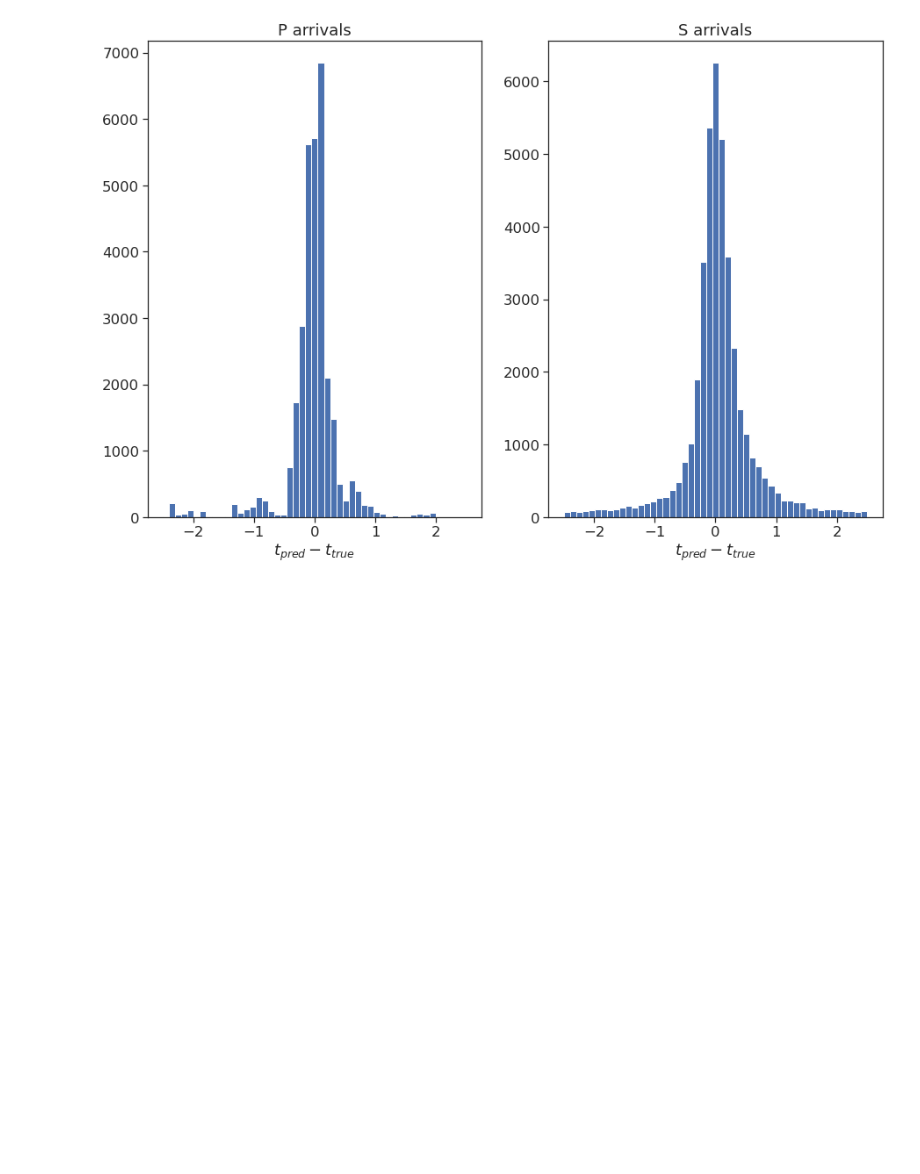
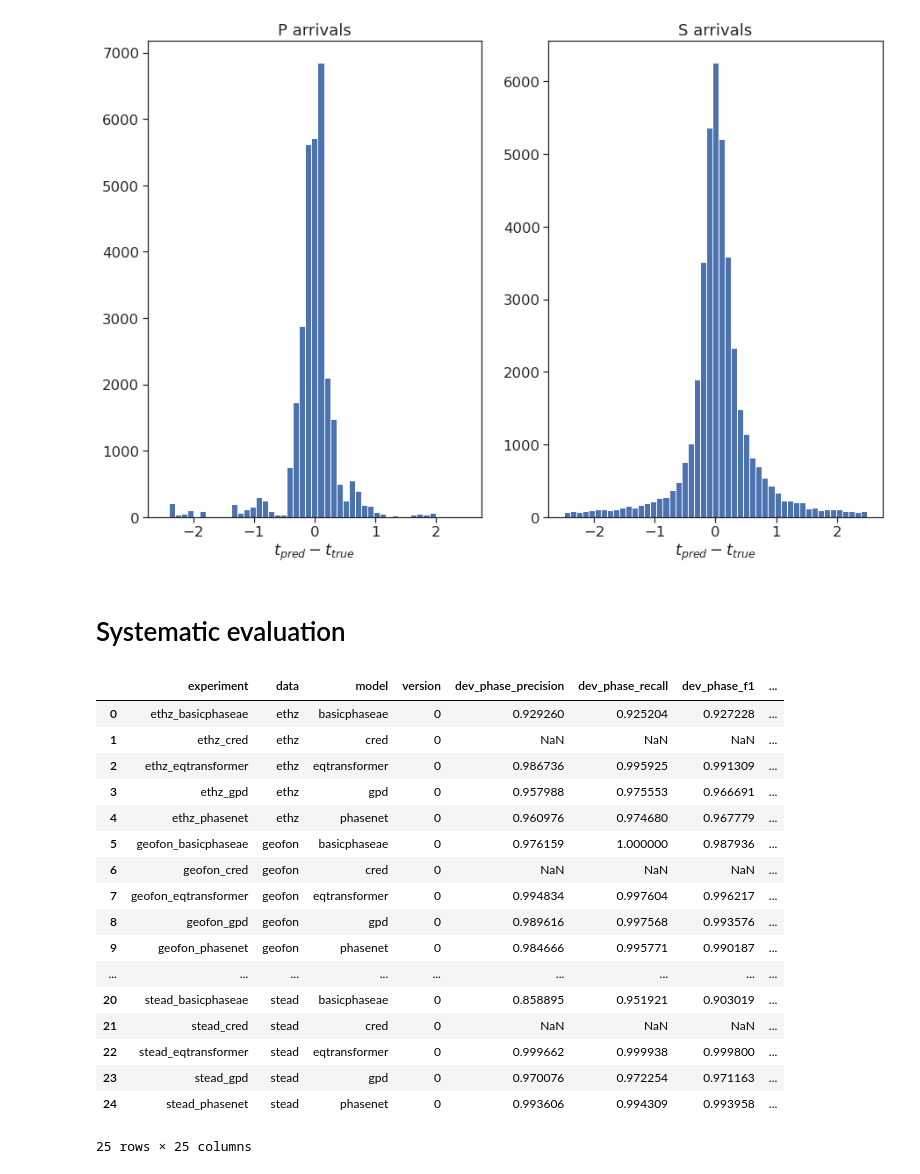
Before and after one commit to seisbench/pick-benchmark, a Jupyter notebook: evaluation.ipynb, the cells around one changed output. Saved outputs shown, nothing was run; the diff lists cells and outputs as text; code cells hidden in the pictures; blank space fills up the shorter version.

```diff
--- a/evaluation.ipynb
+++ b/evaluation.ipynb
@@ -119,3 +120,5 @@ for i, phase in enumerate(["P", "S"]):
     ax.set_xlabel("$t_{pred} - t_{true}$")
 # %% [output]
 [figure]
+# %% [markdown]
+# Systematic evaluation
@@ -121,0 +127,21 @@ for i, phase in enumerate(["P", "S"]):
+# %%
+results
+# %% [output]
+|  | experiment | data | model | version | dev_phase_precision | dev_phase_recall | dev_phase_f1 | ... |
+| 0 | ethz_basicphaseae | ethz | basicphaseae | 0 | 0.929260 | 0.925204 | 0.927228 | ... |
+| 1 | ethz_cred | ethz | cred | 0 | NaN | NaN | NaN | ... |
+| 2 | ethz_eqtransformer | ethz | eqtransformer | 0 | 0.986736 | 0.995925 | 0.991309 | ... |
+| 3 | ethz_gpd | ethz | gpd | 0 | 0.957988 | 0.975553 | 0.966691 | ... |
+| 4 | ethz_phasenet | ethz | phasenet | 0 | 0.960976 | 0.974680 | 0.967779 | ... |
+| 5 | geofon_basicphaseae | geofon | basicphaseae | 0 | 0.976159 | 1.000000 | 0.987936 | ... |
+| 6 | geofon_cred | geofon | cred | 0 | NaN | NaN | NaN | ... |
+| 7 | geofon_eqtransformer | geofon | eqtransformer | 0 | 0.994834 | 0.997604 | 0.996217 | ... |
+| 8 | geofon_gpd | geofon | gpd | 0 | 0.989616 | 0.997568 | 0.993576 | ... |
+| 9 | geofon_phasenet | geofon | phasenet | 0 | 0.984666 | 0.995771 | 0.990187 | ... |
+| ... | ... | ... | ... | ... | ... | ... | ... | ... |
+| 20 | stead_basicphaseae | stead | basicphaseae | 0 | 0.858895 | 0.951921 | 0.903019 | ... |
+| 21 | stead_cred | stead | cred | 0 | NaN | NaN | NaN | ... |
+| 22 | stead_eqtransformer | stead | eqtransformer | 0 | 0.999662 | 0.999938 | 0.999800 | ... |
+| 23 | stead_gpd | stead | gpd | 0 | 0.970076 | 0.972254 | 0.971163 | ... |
+| 24 | stead_phasenet | stead | phasenet | 0 | 0.993606 | 0.994309 | 0.993958 | ... |
+25 rows × 25 columns
```
Also changed, not shown: parts of 12 cells of this notebook.
